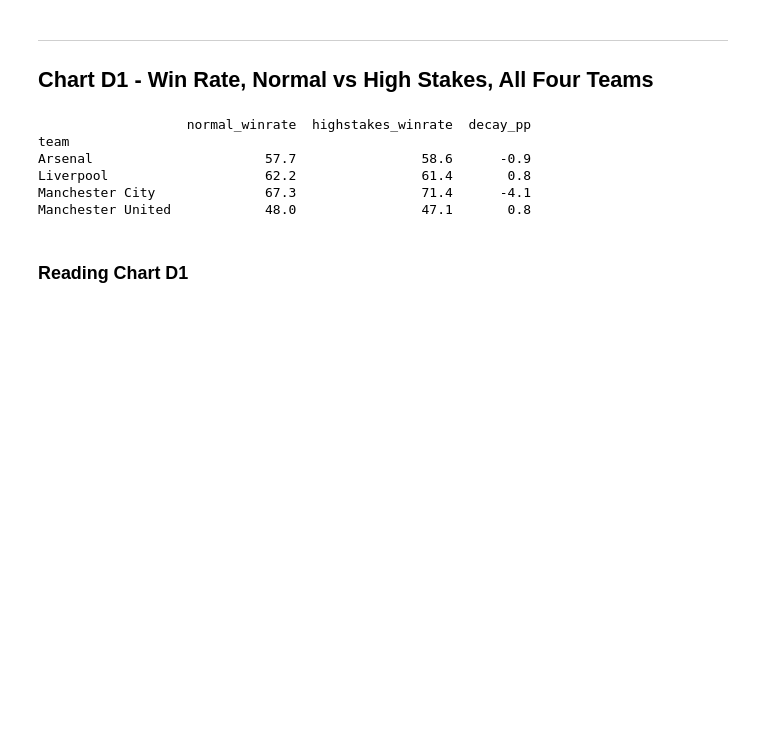
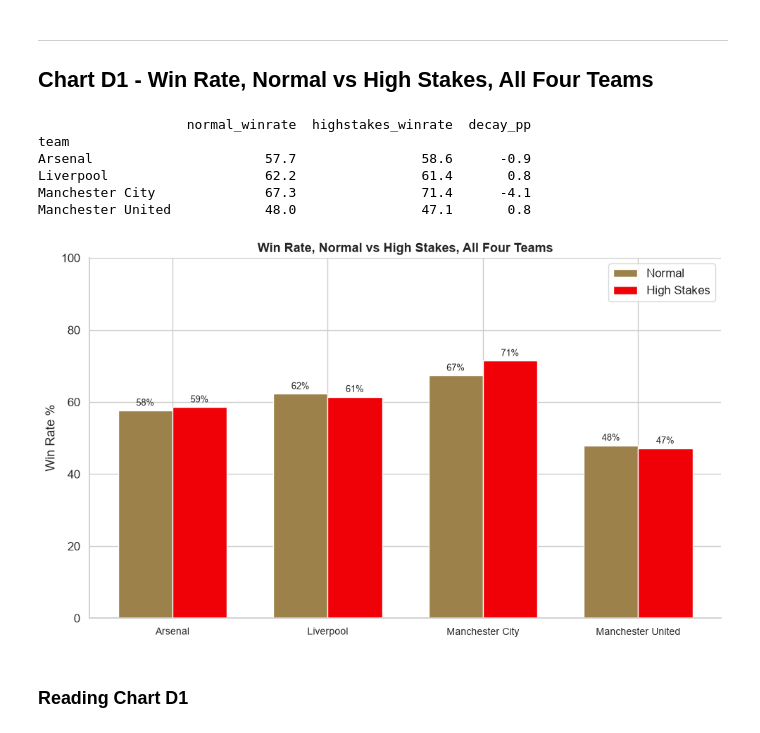
Before and after one commit to ChTej00/Arsenal-Bottle, a Jupyter notebook: notebooks/04_comparative_eda.ipynb, the cells around one changed output. Drawn from its saved outputs; the diff is of its cells as text; code cells hidden in the pictures; blank space fills up the shorter version.

```diff
--- a/notebooks/04_comparative_eda.ipynb
+++ b/notebooks/04_comparative_eda.ipynb
@@ -302,6 +302,34 @@ Arsenal                      57.7                58.6      -0.9
 Liverpool                    62.2                61.4       0.8
 Manchester City              67.3                71.4      -4.1
 Manchester United            48.0                47.1       0.8
+# %%
+fig, ax = plt.subplots(figsize=(10,6))
+
+x=np.arange(len(TITLE_TEAMS))
+width = 0.35
+
+normal_vals = [win_rates.loc[t, 'normal_winrate'] * 100 for t in TITLE_TEAMS]
+hs_vals = [win_rates.loc[t, 'highstakes_winrate'] * 100 for t in TITLE_TEAMS]
+
+bars1 = ax.bar(x-width/2, normal_vals, width, label='Normal', color='#9C824A')
+bars2 = ax.bar(x+width/2, hs_vals, width, label='High Stakes', color = '#EF0107')
+
+ax.bar_label(bars1, fmt = '%.0f%%', padding = 3, fontsize = 9)
+ax.bar_label(bars2, fmt = '%.0f%%', padding = 3, fontsize = 9)
+
+ax.set_xticks(x)
+ax.set_xticklabels(TITLE_TEAMS, fontsize=10)
+ax.set_ylabel('Win Rate %')
+ax.set_ylim(0, 100)
+ax.set_title('Win Rate, Normal vs High Stakes, All Four Teams', fontsize=13, fontweight='bold')
+ax.legend()
+ax.spines['top'].set_visible(False)
+ax.spines['right'].set_visible(False)
+
+plt.tight_layout()
+plt.show()
+# %% [output]
+[figure, added]
 # %% [markdown]
 ### Reading Chart D1
 # %% [markdown]
```
Also changed, not shown: parts of 3 cells of this notebook.
